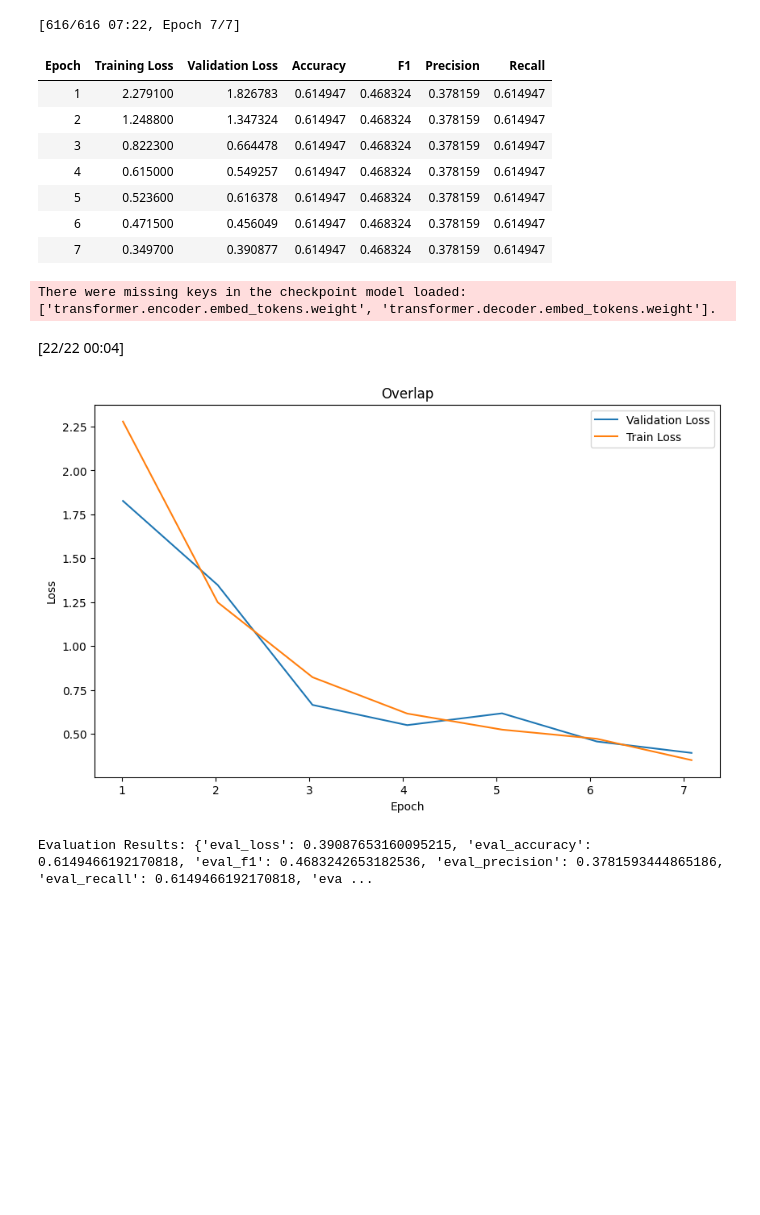
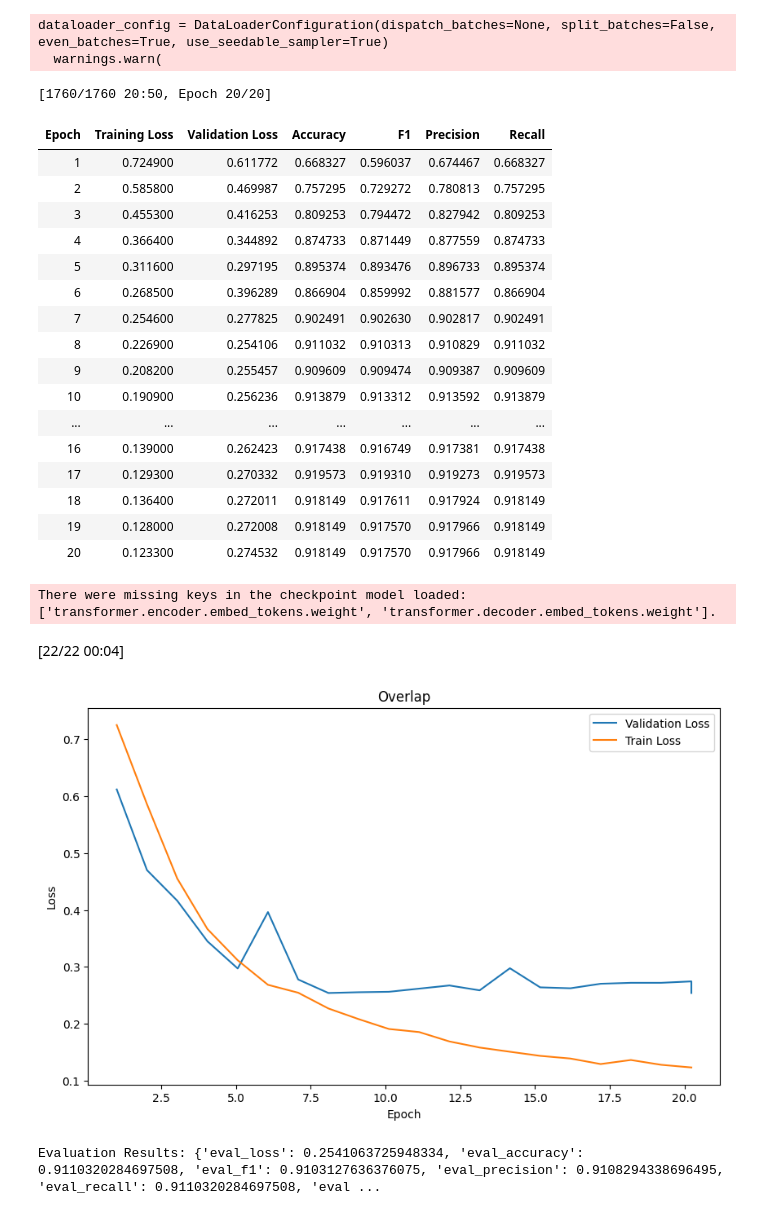
Before and after one commit to NBandemer/capstone-mayo, a Jupyter notebook: T5_model.ipynb, the cells around one changed output. Saved outputs shown, nothing was run; the diff lists cells and outputs as text; code cells hidden in the pictures; blank space fills up the shorter version.

Commit message:
correct metrics for sdoh community present

```diff
--- a/T5_model.ipynb
+++ b/T5_model.ipynb
@@ -282,7 +263,10 @@ class DataLoader(Dataset):
             # Retrieve tokenized data for the given index
             item = {key: torch.tensor(val[idx]) for key, val in self.encodings.items()}
             # Add the label for the given index to the item dictionary
-            item['labels'] = torch.tensor(float(self.labels[idx]))
+
+            # item['labels'] = torch.tensor(float(self.labels[idx]))
+            item['labels'] = self.labels[idx]
+
             return item
         except Exception as e:
             print(f"Error processing index {idx}: {e}")
@@ -305,8 +289,8 @@ os.makedirs(epoch_logs, exist_ok=True)
     'sdoh_community_present', 'sdoh_community_absent', 'sdoh_education',
     'sdoh_economics', 'sdoh_environment', 'behavior_alcohol',
     'behavior_tobacco', 'behavior_drug'
-] # change this
-#label_columns = ['sdoh_community_present']
+]
+#label_columns = ['behavior_alcohol']
 num_labels = len(label_columns)
 
 tokenizer = T5Tokenizer.from_pretrained("t5-small", num_labels=num_labels)
@@ -328,7 +312,7 @@ optimizer = AdamW(optimizer_grouped_parameters, lr=1e-5)
 
 dataset = pd.read_csv("/content/drive/MyDrive/Colab Notebooks/Capstone/PREPROCESSED-NOTES.csv")
 text_data = dataset["text"].to_list()
-sdoh_data = dataset["behavior_alcohol"].to_list() # change this
+sdoh_data = dataset["behavior_drug"].to_list()
 
 # Split the dataset into training and validation sets
 X_train, X_val, y_train, y_val = train_test_split(text_data, sdoh_data, random_state=0, train_size=0.8,
@@ -380,17 +364,19 @@ os.makedirs(tensor_logs, exist_ok=True)
 epoch_logs = f'./logs/epoch_logs/{timestamp_fortrain}'
 os.makedirs(epoch_logs, exist_ok=True)
 """
+early_stopping = EarlyStoppingCallback(early_stopping_patience=3)
+
 # training args - need to adjust
 training_args = TrainingArguments(
       output_dir= epoch_logs,  # change to epoch log directory, convert to a text
       logging_strategy='epoch',  # characterize as epoch
-      num_train_epochs=7, # have high epoch
+      num_train_epochs=20, # have high epoch
       #per_device_train_batch_size=64,  # cpu constraint,  64 approp
-      per_device_train_batch_size=64, #reduced batch sie
+      per_device_train_batch_size=64, #reduced batch size
       per_device_eval_batch_size=64,  # gradient accum if batch size of two, 64 approp
       save_strategy= 'epoch',
       warmup_steps=500,
-      weight_decay=1e-5,
+      weight_decay=0.02,
       logging_dir= tensor_logs,  # change to tensor logs
       #eval_steps=100,
       evaluation_strategy="epoch",
@@ -399,6 +385,8 @@ training_args = TrainingArguments(
       load_best_model_at_end=True,  # This will load the best model at the end of training
       metric_for_best_model="eval_loss",  # Use eval_loss to determine the best model
       greater_is_better=False,  # Set to False because a lower loss is better
+      learning_rate=5e-6,
+      lr_scheduler_type='linear',
 
 )
 
@@ -408,43 +396,55 @@ trainer = Trainer(
       train_dataset=train_dataset,
       eval_dataset=val_dataset,
       compute_metrics=compute_metrics,
+      #callbacks=[early_stopping],
 )
 
 # train the model
 trainer.train()
 
 # evaluate the model
 evaluation_results = trainer.evaluate()
 
 # Save checkpoint after every epoch
 #save_checkpoint(model, optimizer, epoch, current_loss, current_val_loss, is_best=False)
 
 #readable results
 steps_per_epoch = len(train_dataset) // training_args.per_device_train_batch_size
 latest_checkpoint = get_latest_checkpoint(epoch_logs) # latest checkpoint update to csv
 json_path = os.path.join(latest_checkpoint, 'trainer_state.json')
 save_metrics_to_csv(json_path, 'eval_metric.csv') #update metrics
 plot_metric_from_tensor(tensor_logs, 'graphs', steps_per_epoch)
 
 save_directory = "/content/drive/MyDrive/Colab Notebooks/Capstone/t5"
 
 os.makedirs(save_directory, exist_ok=True)
 model.save_pretrained(save_directory)
 tokenizer.save_pretrained(save_directory)
 
 print("Evaluation Results:", evaluation_results)
 # %% [output]
-[616/616 07:22, Epoch 7/7]
+dataloader_config = DataLoaderConfiguration(dispatch_batches=None, split_batches=False, even_batches=True, use_seedable_sampler=True)
+  warnings.warn(
+[1760/1760 20:50, Epoch 20/20]
 | Epoch | Training Loss | Validation Loss | Accuracy | F1 | Precision | Recall |
-| 1 | 2.279100 | 1.826783 | 0.614947 | 0.468324 | 0.378159 | 0.614947 |
-| 2 | 1.248800 | 1.347324 | 0.614947 | 0.468324 | 0.378159 | 0.614947 |
-| 3 | 0.822300 | 0.664478 | 0.614947 | 0.468324 | 0.378159 | 0.614947 |
-| 4 | 0.615000 | 0.549257 | 0.614947 | 0.468324 | 0.378159 | 0.614947 |
-| 5 | 0.523600 | 0.616378 | 0.614947 | 0.468324 | 0.378159 | 0.614947 |
-| 6 | 0.471500 | 0.456049 | 0.614947 | 0.468324 | 0.378159 | 0.614947 |
-| 7 | 0.349700 | 0.390877 | 0.614947 | 0.468324 | 0.378159 | 0.614947 |
+| 1 | 0.724900 | 0.611772 | 0.668327 | 0.596037 | 0.674467 | 0.668327 |
+| 2 | 0.585800 | 0.469987 | 0.757295 | 0.729272 | 0.780813 | 0.757295 |
+| 3 | 0.455300 | 0.416253 | 0.809253 | 0.794472 | 0.827942 | 0.809253 |
+| 4 | 0.366400 | 0.344892 | 0.874733 | 0.871449 | 0.877559 | 0.874733 |
+| 5 | 0.311600 | 0.297195 | 0.895374 | 0.893476 | 0.896733 | 0.895374 |
+| 6 | 0.268500 | 0.396289 | 0.866904 | 0.859992 | 0.881577 | 0.866904 |
+| 7 | 0.254600 | 0.277825 | 0.902491 | 0.902630 | 0.902817 | 0.902491 |
+| 8 | 0.226900 | 0.254106 | 0.911032 | 0.910313 | 0.910829 | 0.911032 |
+| 9 | 0.208200 | 0.255457 | 0.909609 | 0.909474 | 0.909387 | 0.909609 |
+| 10 | 0.190900 | 0.256236 | 0.913879 | 0.913312 | 0.913592 | 0.913879 |
+| ... | ... | ... | ... | ... | ... | ... |
+| 16 | 0.139000 | 0.262423 | 0.917438 | 0.916749 | 0.917381 | 0.917438 |
+| 17 | 0.129300 | 0.270332 | 0.919573 | 0.919310 | 0.919273 | 0.919573 |
+| 18 | 0.136400 | 0.272011 | 0.918149 | 0.917611 | 0.917924 | 0.918149 |
+| 19 | 0.128000 | 0.272008 | 0.918149 | 0.917570 | 0.917966 | 0.918149 |
+| 20 | 0.123300 | 0.274532 | 0.918149 | 0.917570 | 0.917966 | 0.918149 |
-There were missing keys in the checkpoint model loaded: ['transformer.encoder.embed_tokens.weight', 'transformer.decoder.embed_tokens.weight'].
+There were missing keys in the checkpoint model loaded: ['transformer.encoder.embed_tokens.weight', 'transformer.decoder.embed_tokens.weight'].
 [22/22 00:04]
-[figure, old version]
+[figure, new version]
-Evaluation Results: {'eval_loss': 0.39087653160095215, 'eval_accuracy': 0.6149466192170818, 'eval_f1': 0.4683242653182536, 'eval_precision': 0.3781593444865186, 'eval_recall': 0.6149466192170818, 'eva ...
+Evaluation Results: {'eval_loss': 0.2541063725948334, 'eval_accuracy': 0.9110320284697508, 'eval_f1': 0.9103127636376075, 'eval_precision': 0.9108294338696495, 'eval_recall': 0.9110320284697508, 'eval ...
 # %%
```
Also changed, not shown: parts of 14 cells of this notebook.
